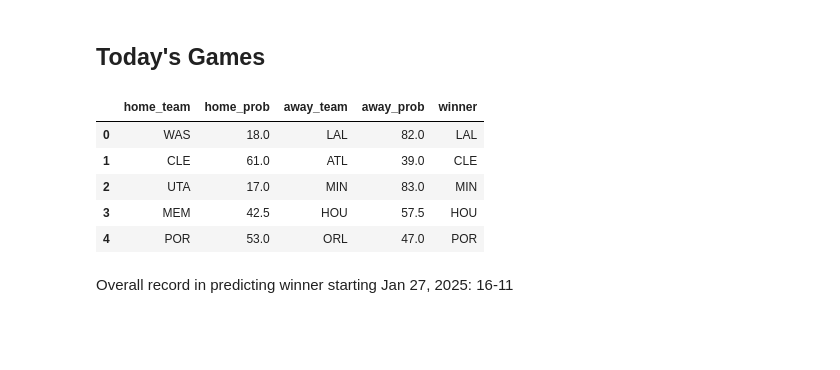
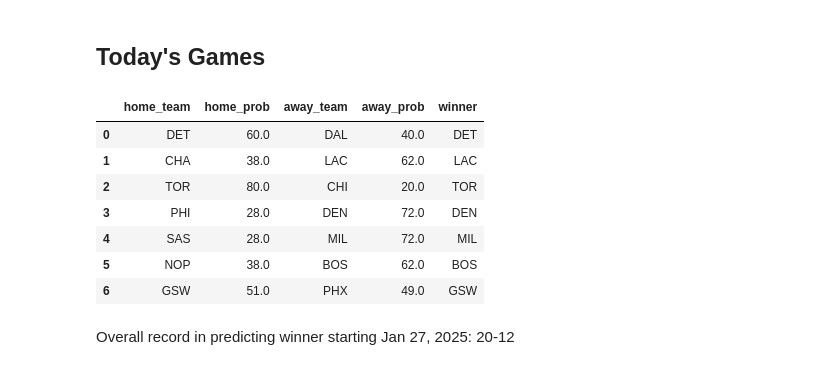
Before and after one commit to SehejGit/nba-win-predictions, a Jupyter notebook: win-probability.ipynb, the cells around one changed output. Cells and saved outputs as stored; diff of their text form; code cells hidden in the pictures; blank space fills up the shorter version.

```diff
--- a/win-probability.ipynb
+++ b/win-probability.ipynb
@@ -388,16 +388,18 @@ todays_games
 # %% [markdown]
 ## Today's Games
 # %%
-home_teams = ['WAS', 'CLE', 'UTA', 'MEM', 'POR']
-away_teams = ['LAL', 'ATL', 'MIN', 'HOU', 'ORL']
+home_teams = ['DET', 'CHA', 'TOR', 'PHI', 'SAS', 'NOP', 'GSW']
+away_teams = ['DAL', 'LAC', 'CHI', 'DEN', 'MIL', 'BOS', 'PHX']
 outcomes = predict_games(home_teams, away_teams, games, model, scaler)
 outcomes
 # %% [output]
 |  | home_team | home_prob | away_team | away_prob | winner |
-| 0 | WAS | 18.0 | LAL | 82.0 | LAL |
-| 1 | CLE | 61.0 | ATL | 39.0 | CLE |
-| 2 | UTA | 17.0 | MIN | 83.0 | MIN |
-| 3 | MEM | 42.5 | HOU | 57.5 | HOU |
-| 4 | POR | 53.0 | ORL | 47.0 | POR |
+| 0 | DET | 60.0 | DAL | 40.0 | DET |
+| 1 | CHA | 38.0 | LAC | 62.0 | LAC |
+| 2 | TOR | 80.0 | CHI | 20.0 | TOR |
+| 3 | PHI | 28.0 | DEN | 72.0 | DEN |
+| 4 | SAS | 28.0 | MIL | 72.0 | MIL |
+| 5 | NOP | 38.0 | BOS | 62.0 | BOS |
+| 6 | GSW | 51.0 | PHX | 49.0 | GSW |
 # %% [markdown]
-Overall record in predicting winner starting Jan 27, 2025: 16-11
+Overall record in predicting winner starting Jan 27, 2025: 20-12
```
